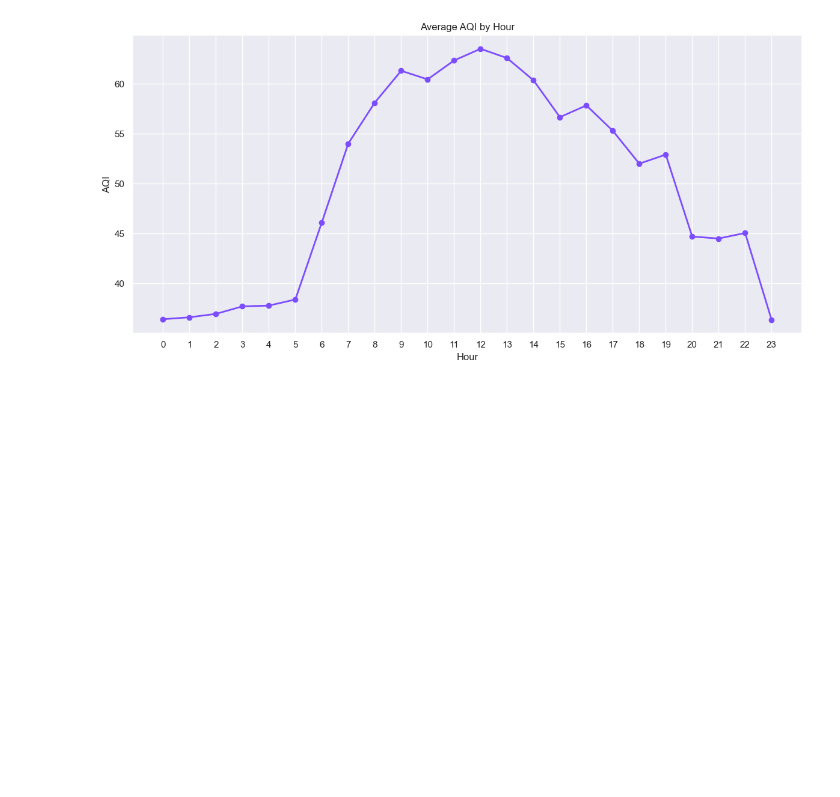
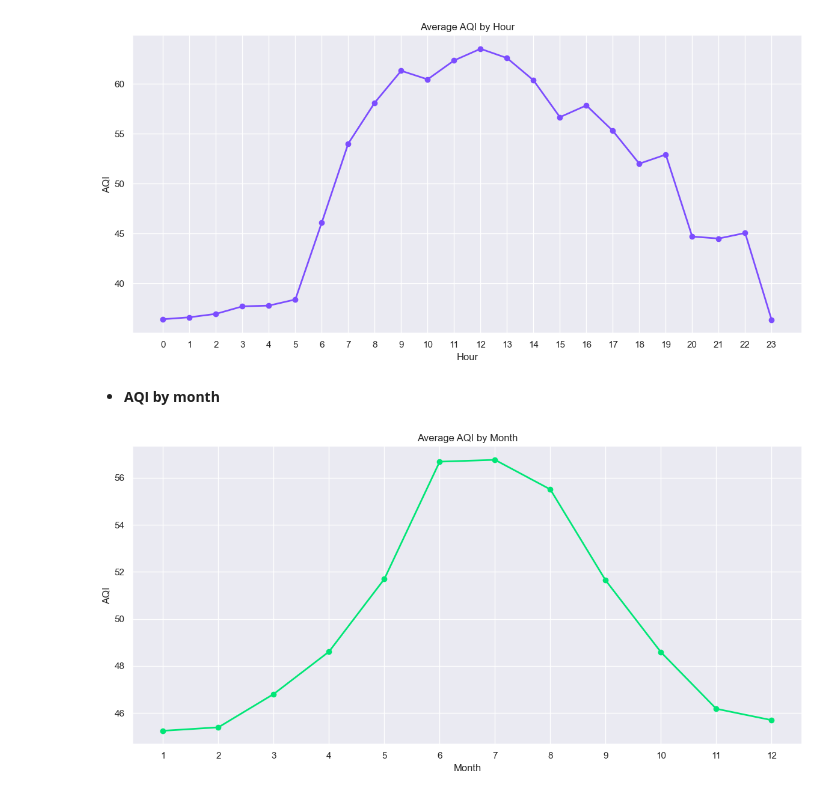
Before and after one commit to geershatisaxena/AQI-Data-Analysis, a Jupyter notebook: air quality.ipynb, the cells around one changed output. Drawn from its saved outputs; the diff is of its cells as text; code cells hidden in the pictures; blank space fills up the shorter version.

```diff
--- a/air quality.ipynb
+++ b/air quality.ipynb
@@ -703,3 +703,16 @@ plt.xticks(range(24))
 plt.tight_layout()
 # %% [output]
 [figure]
+# %% [markdown]
+- **AQI by month**
+# %%
+month_aqi = df.groupby("month")["synthetic_aqi"].mean()
+plt.figure(figsize=(12, 6))
+plt.plot(month_aqi.index, month_aqi.values, marker="o", color="#00E676", linewidth=2)
+plt.title("Average AQI by Month")
+plt.xlabel("Month")
+plt.ylabel("AQI")
+plt.xticks(range(1, 13))
+plt.tight_layout()
+# %% [output]
+[figure, added]
```
